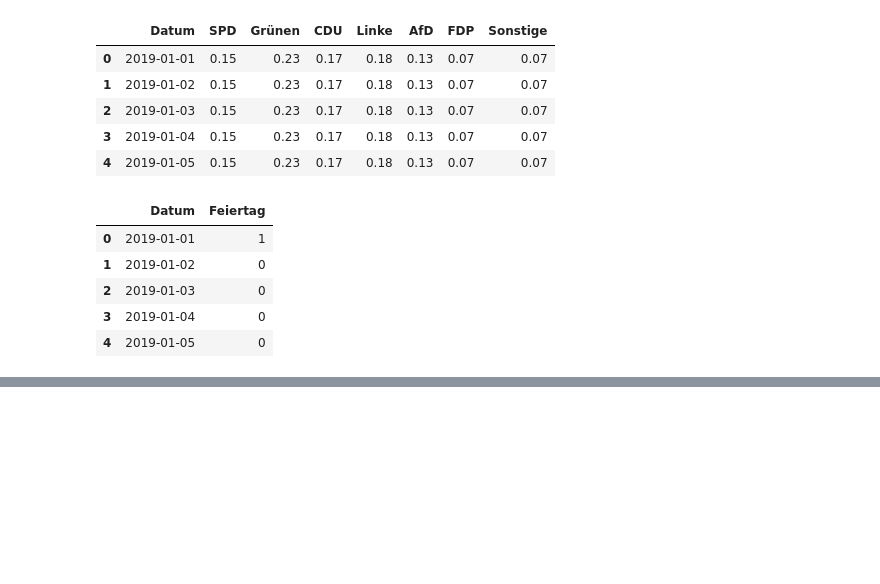
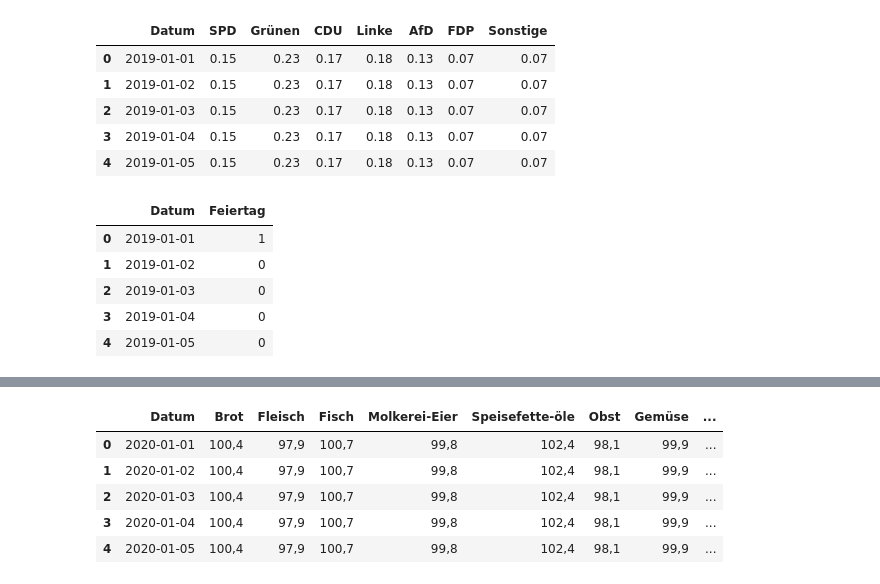
Before and after one commit to s-matthies/ai-waste-analytics, a Jupyter notebook: ProjektAWE.ipynb, the cells around one changed output, grey strips where cells are left out. Cells and saved outputs as stored; diff of their text form; code cells hidden in the pictures; blank space fills up the shorter version.

```diff
--- a/ProjektAWE.ipynb
+++ b/ProjektAWE.ipynb
@@ -103,3 +112,14 @@ df_feiertage = pd.read_csv('wochentage_numerisch.csv')
+# %%
+df_inflation = pd.read_csv('InflationMitDatum.csv')
+# %%
+df_inflation.head()
+# %% [output]
+|  | Datum | Brot | Fleisch | Fisch | Molkerei-Eier | Speisefette-öle | Obst | Gemüse | ... |
+| 0 | 2020-01-01 | 100,4 | 97,9 | 100,7 | 99,8 | 102,4 | 98,1 | 99,9 | ... |
+| 1 | 2020-01-02 | 100,4 | 97,9 | 100,7 | 99,8 | 102,4 | 98,1 | 99,9 | ... |
+| 2 | 2020-01-03 | 100,4 | 97,9 | 100,7 | 99,8 | 102,4 | 98,1 | 99,9 | ... |
+| 3 | 2020-01-04 | 100,4 | 97,9 | 100,7 | 99,8 | 102,4 | 98,1 | 99,9 | ... |
+| 4 | 2020-01-05 | 100,4 | 97,9 | 100,7 | 99,8 | 102,4 | 98,1 | 99,9 | ... |
 # %%
 # Sicherstellen, dass das Datum als datetime-Objekt vorliegt
 df['Datum'] = pd.to_datetime(df['Datum'])
```
Also changed, not shown: parts of 5 cells of this notebook.
